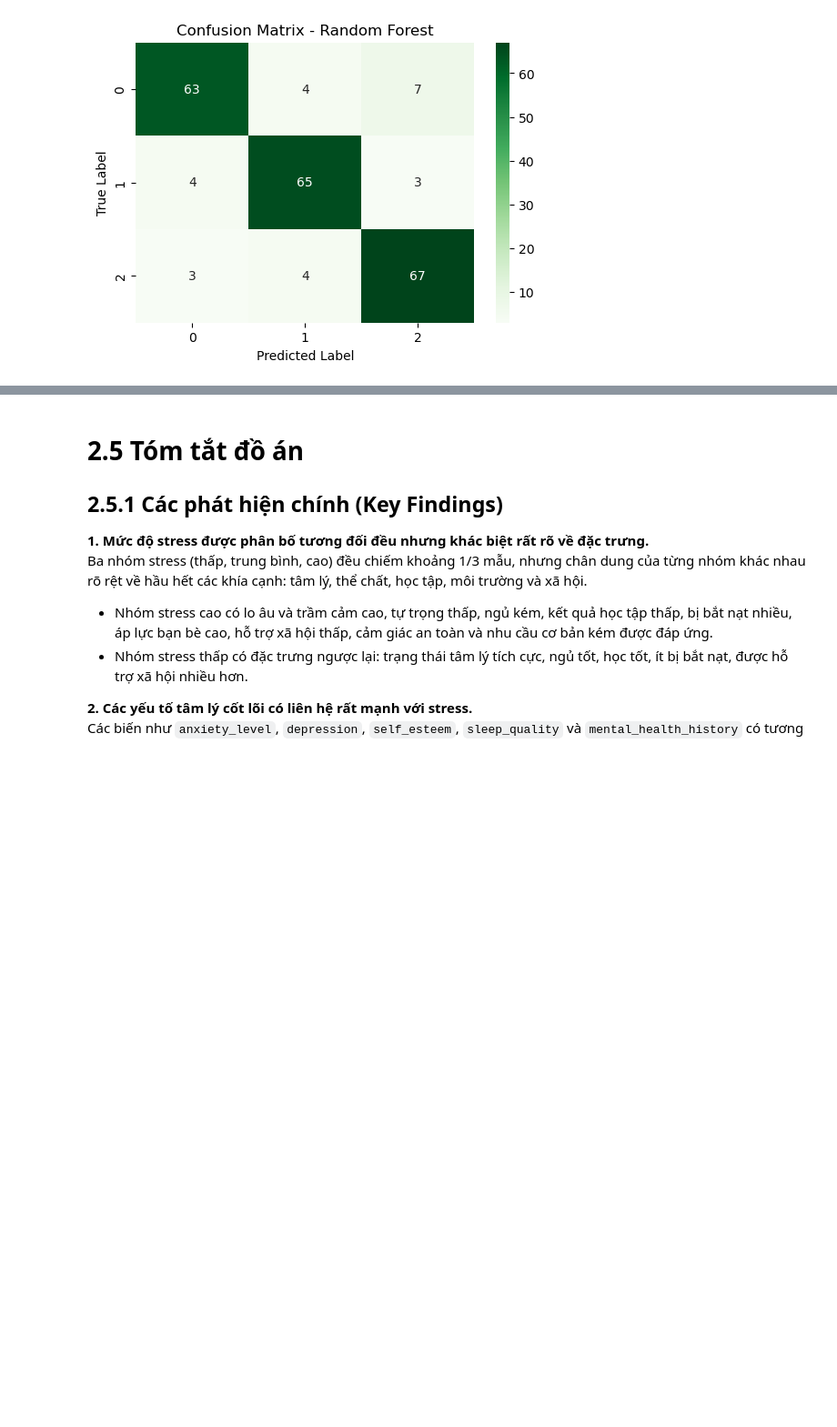
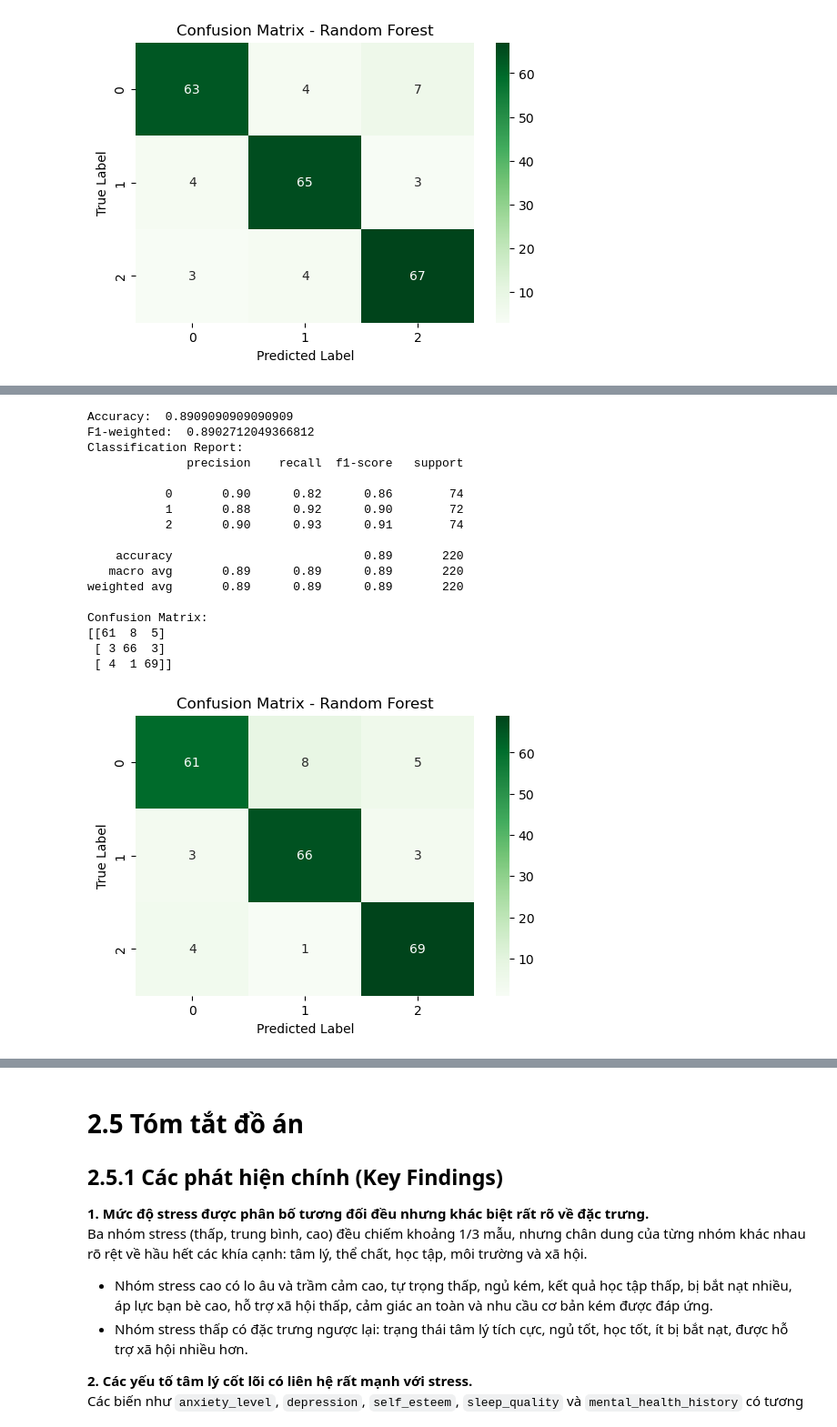
Before and after one commit to MDuy-3107/P4DS_Student-Stress-Monitoring, a Jupyter notebook: report.ipynb, the cells around one changed output, grey strips where cells are left out. Shown at 91% size. Saved outputs shown, nothing was run; the diff lists cells and outputs as text; code cells hidden in the pictures; blank space fills up the shorter version.

```diff
--- a/report.ipynb
+++ b/report.ipynb
@@ -3350,0 +3063,46 @@ Những yếu tố này phù hợp với EDA:
+# %%
+
+rf_imp = RandomForestClassifier(
+    n_estimators=300,
+    random_state=42
+)
+rf_imp.fit(X_imp_train, y_train)
+y_pred_rf_imp = rf_imp.predict(X_imp_test)
+
+acc_rf_imp = accuracy_score(y_test, y_pred_rf_imp)
+f1_weighted_rf_imp = f1_score(y_test, y_pred_rf_imp, average='weighted')
+report_rf_imp = classification_report(y_test, y_pred_rf_imp)
+cm_rf_imp = confusion_matrix(y_test, y_pred_rf_imp)
+
+print("Accuracy: ", acc_rf_imp)
+print("F1-weighted: ", f1_weighted_rf_imp)
+print("Classification Report: ")
+print(report_rf_imp)
+print("Confusion Matrix: ")
+print(cm_rf_imp)
+
+# Vẽ confusion matrix
+seaborn.heatmap(cm_rf_imp, annot=True, fmt="d", cmap="Greens")
+plt.title("Confusion Matrix - Random Forest")
+plt.xlabel("Predicted Label")
+plt.ylabel("True Label")
+plt.show()
+# %% [output]
+Accuracy:  0.8909090909090909
+F1-weighted:  0.8902712049366812
+Classification Report:
+              precision    recall  f1-score   support
+
+           0       0.90      0.82      0.86        74
+           1       0.88      0.92      0.90        72
+           2       0.90      0.93      0.91        74
+
+    accuracy                           0.89       220
+   macro avg       0.89      0.89      0.89       220
+weighted avg       0.89      0.89      0.89       220
+
+Confusion Matrix:
+[[61  8  5]
+ [ 3 66  3]
+ [ 4  1 69]]
+[figure, added]
```
Also changed, not shown: parts of 22 cells of this notebook.
